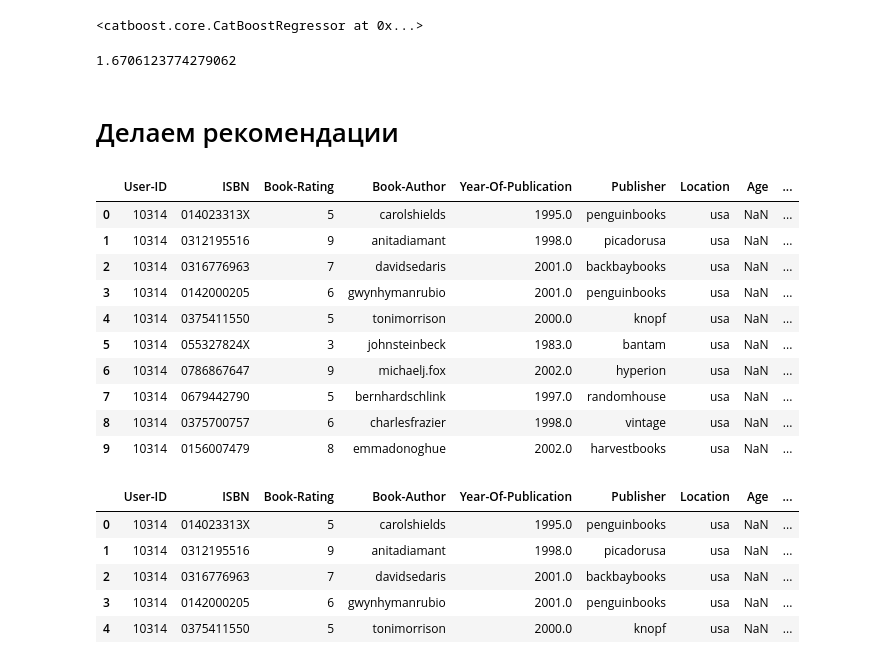
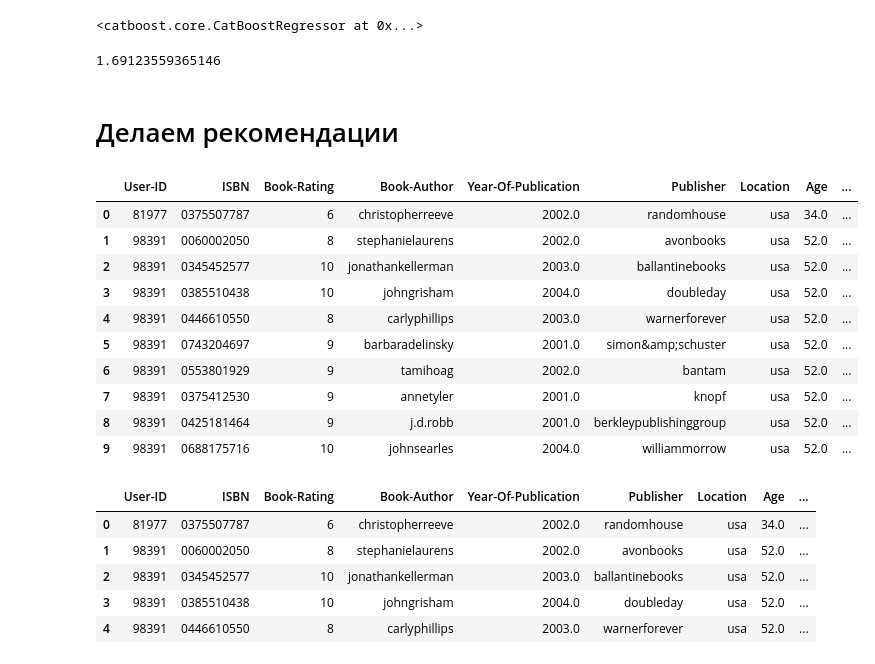
Before and after one commit to justProductAnalyst/Books-Recommendation-System, a Jupyter notebook: ML/Models/Baseline.ipynb, the cells around one changed output. Cells and saved outputs as stored; diff of their text form; code cells hidden in the pictures.

```diff
--- a/ML/Models/Baseline/Baseline.ipynb
+++ b/ML/Models/Baseline.ipynb
@@ -204,7 +242,7 @@ surprise_data.df.head(5)
 | 5 | 6543 | 0446610038 | 9 |
 | 10 | 6543 | 1400031346 | 6 |
 # %%
-trainset, testset = train_test_split(surprise_data, test_size=0.95, random_state=42)
+trainset, testset = train_test_split(surprise_data, test_size=0.99, random_state=42)
 # %%
 model = SVD()
 model.fit(trainset)
@@ -240,8 +278,8 @@ explicit_data.head(5)
 # %%
-#testset = trainset.build_anti_testset()
-#predictions = model.test(testset)
+testset = trainset.build_anti_testset()
+predictions = model.test(testset)
 # %%
-'''user_id = []
+user_id = []
 isbn = []
 predicted_rating = []
 for i in predictions:
@@ -252,5 +290,5 @@ implicit_data = pd.DataFrame(columns=['User-ID', 'ISBN', 'Predicted_rating'])
 implicit_data['User-ID'] = user_id
 implicit_data['ISBN'] = isbn
 implicit_data['Predicted_rating'] = predicted_rating
-implicit_data.head(5)'''
+implicit_data.head(5)
 # %% [output]
@@ -306,32 +349,32 @@ predictions = model.predict(X_test).tolist()
 # %%
 np.sqrt(mean_squared_error(y_test.tolist(), predictions))
 # %% [output]
-1.6706123774279062
+1.69123559365146
 # %% [markdown]
 # Делаем рекомендации
 # %%
-#merged_test = filtered_data.merge(implicit_data, left_on=['ISBN', 'User-ID'], right_on=['ISBN', 'User-ID'], how='inner')
-#merged_test.head(10)
+merged_test = filtered_data.merge(implicit_data, left_on=['ISBN', 'User-ID'], right_on=['ISBN', 'User-ID'], how='inner')
+merged_test.head(10)
 # %% [output]
 |  | User-ID | ISBN | Book-Rating | Book-Author | Year-Of-Publication | Publisher | Location | Age | ... |
-| 0 | 10314 | 014023313X | 5 | carolshields | 1995.0 | penguinbooks | usa | NaN | ... |
-| 1 | 10314 | 0312195516 | 9 | anitadiamant | 1998.0 | picadorusa | usa | NaN | ... |
-| 2 | 10314 | 0316776963 | 7 | davidsedaris | 2001.0 | backbaybooks | usa | NaN | ... |
-| 3 | 10314 | 0142000205 | 6 | gwynhymanrubio | 2001.0 | penguinbooks | usa | NaN | ... |
-| 4 | 10314 | 0375411550 | 5 | tonimorrison | 2000.0 | knopf | usa | NaN | ... |
-| 5 | 10314 | 055327824X | 3 | johnsteinbeck | 1983.0 | bantam | usa | NaN | ... |
-| 6 | 10314 | 0786867647 | 9 | michaelj.fox | 2002.0 | hyperion | usa | NaN | ... |
-| 7 | 10314 | 0679442790 | 5 | bernhardschlink | 1997.0 | randomhouse | usa | NaN | ... |
-| 8 | 10314 | 0375700757 | 6 | charlesfrazier | 1998.0 | vintage | usa | NaN | ... |
-| 9 | 10314 | 0156007479 | 8 | emmadonoghue | 2002.0 | harvestbooks | usa | NaN | ... |
+| 0 | 81977 | 0375507787 | 6 | christopherreeve | 2002.0 | randomhouse | usa | 34.0 | ... |
+| 1 | 98391 | 0060002050 | 8 | stephanielaurens | 2002.0 | avonbooks | usa | 52.0 | ... |
+| 2 | 98391 | 0345452577 | 10 | jonathankellerman | 2003.0 | ballantinebooks | usa | 52.0 | ... |
+| 3 | 98391 | 0385510438 | 10 | johngrisham | 2004.0 | doubleday | usa | 52.0 | ... |
+| 4 | 98391 | 0446610550 | 8 | carlyphillips | 2003.0 | warnerforever | usa | 52.0 | ... |
+| 5 | 98391 | 0743204697 | 9 | barbaradelinsky | 2001.0 | simon&amp;schuster | usa | 52.0 | ... |
+| 6 | 98391 | 0553801929 | 9 | tamihoag | 2002.0 | bantam | usa | 52.0 | ... |
+| 7 | 98391 | 0375412530 | 9 | annetyler | 2001.0 | knopf | usa | 52.0 | ... |
+| 8 | 98391 | 0425181464 | 9 | j.d.robb | 2001.0 | berkleypublishinggroup | usa | 52.0 | ... |
+| 9 | 98391 | 0688175716 | 10 | johnsearles | 2004.0 | williammorrow | usa | 52.0 | ... |
 # %%
-#merged_test = merged_test.drop(['raw_title'], axis=1)
-#merged_test.head(5)
+merged_test = merged_test.drop(['raw_title'], axis=1)
+merged_test.head(5)
 # %% [output]
 |  | User-ID | ISBN | Book-Rating | Book-Author | Year-Of-Publication | Publisher | Location | Age | ... |
-| 0 | 10314 | 014023313X | 5 | carolshields | 1995.0 | penguinbooks | usa | NaN | ... |
-| 1 | 10314 | 0312195516 | 9 | anitadiamant | 1998.0 | picadorusa | usa | NaN | ... |
-| 2 | 10314 | 0316776963 | 7 | davidsedaris | 2001.0 | backbaybooks | usa | NaN | ... |
-| 3 | 10314 | 0142000205 | 6 | gwynhymanrubio | 2001.0 | penguinbooks | usa | NaN | ... |
-| 4 | 10314 | 0375411550 | 5 | tonimorrison | 2000.0 | knopf | usa | NaN | ... |
+| 0 | 81977 | 0375507787 | 6 | christopherreeve | 2002.0 | randomhouse | usa | 34.0 | ... |
+| 1 | 98391 | 0060002050 | 8 | stephanielaurens | 2002.0 | avonbooks | usa | 52.0 | ... |
+| 2 | 98391 | 0345452577 | 10 | jonathankellerman | 2003.0 | ballantinebooks | usa | 52.0 | ... |
+| 3 | 98391 | 0385510438 | 10 | johngrisham | 2004.0 | doubleday | usa | 52.0 | ... |
+| 4 | 98391 | 0446610550 | 8 | carlyphillips | 2003.0 | warnerforever | usa | 52.0 | ... |
 # %%
```
Also changed, not shown: parts of 15 cells of this notebook, 2 other files.
